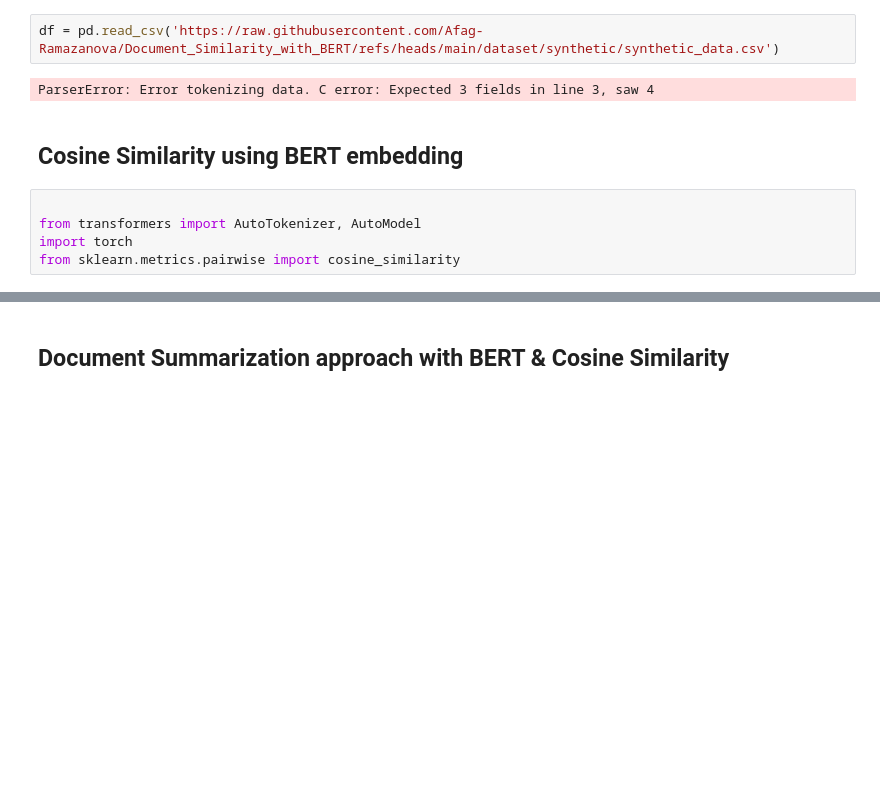
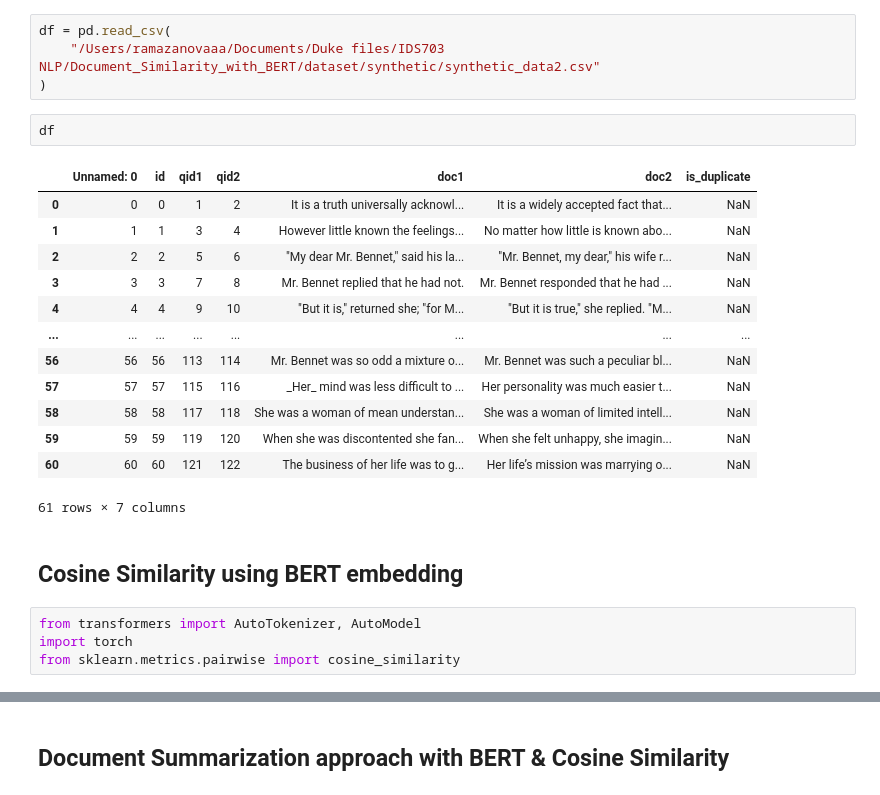
Before and after one commit to Afag-Ramazanova/Document_Similarity_with_BERT, a Jupyter notebook: final-notebook.ipynb, the cells around one changed output, grey strips where cells are left out. Drawn from its saved outputs; the diff is of its cells as text; blank space fills up the shorter version.

```diff
--- a/final-notebook.ipynb
+++ b/final-notebook.ipynb
@@ -39,11 +40,26 @@ Successfully installed sentence-transformers-3.3.1
-# %%
-df = pd.read_csv('https://raw.githubusercontent.com/Afag-Ramazanova/Document_Similarity_with_BERT/refs/heads/main/dataset/synthetic/synthetic_data.csv')
-# %% [output]
-ParserError: Error tokenizing data. C error: Expected 3 fields in line 3, saw 4
+# %%
+df = pd.read_csv(
+    "/Users/ramazanovaaa/Documents/Duke files/IDS703 NLP/Document_Similarity_with_BERT/dataset/synthetic/synthetic_data2.csv"
+)
+# %%
+df
+# %% [output]
+|  | Unnamed: 0 | id | qid1 | qid2 | doc1 | doc2 | is_duplicate |
+| 0 | 0 | 0 | 1 | 2 | It is a truth universally acknowl... | It is a widely accepted fact that... | NaN |
+| 1 | 1 | 1 | 3 | 4 | However little known the feelings... | No matter how little is known abo... | NaN |
+| 2 | 2 | 2 | 5 | 6 | "My dear Mr. Bennet," said his la... | "Mr. Bennet, my dear," his wife r... | NaN |
+| 3 | 3 | 3 | 7 | 8 | Mr. Bennet replied that he had not. | Mr. Bennet responded that he had ... | NaN |
+| 4 | 4 | 4 | 9 | 10 | "But it is," returned she; "for M... | "But it is true," she replied. "M... | NaN |
+| ... | ... | ... | ... | ... | ... | ... | ... |
+| 56 | 56 | 56 | 113 | 114 | Mr. Bennet was so odd a mixture o... | Mr. Bennet was such a peculiar bl... | NaN |
+| 57 | 57 | 57 | 115 | 116 | _Her_ mind was less difficult to ... | Her personality was much easier t... | NaN |
+| 58 | 58 | 58 | 117 | 118 | She was a woman of mean understan... | She was a woman of limited intell... | NaN |
+| 59 | 59 | 59 | 119 | 120 | When she was discontented she fan... | When she felt unhappy, she imagin... | NaN |
+| 60 | 60 | 60 | 121 | 122 | The business of her life was to g... | Her life’s mission was marrying o... | NaN |
+61 rows × 7 columns
 # %% [markdown]
 ## Cosine Similarity using BERT embedding
 # %%
-
 from transformers import AutoTokenizer, AutoModel
 import torch
 from sklearn.metrics.pairwise import cosine_similarity
```
Also changed, not shown: parts of 12 cells of this notebook, 3 other files.
